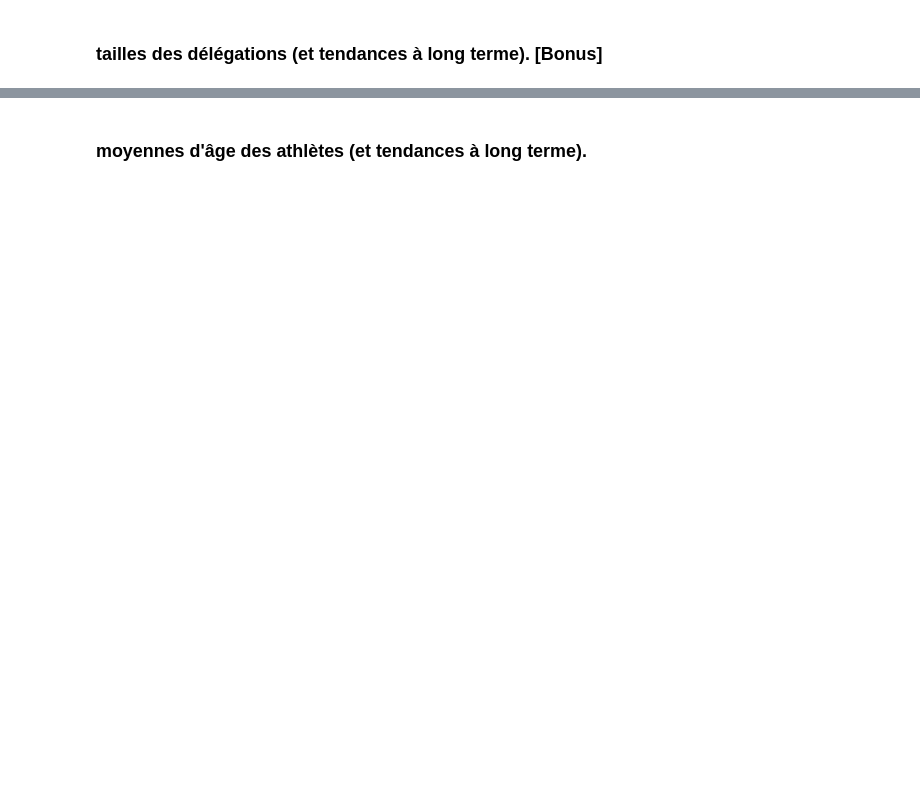
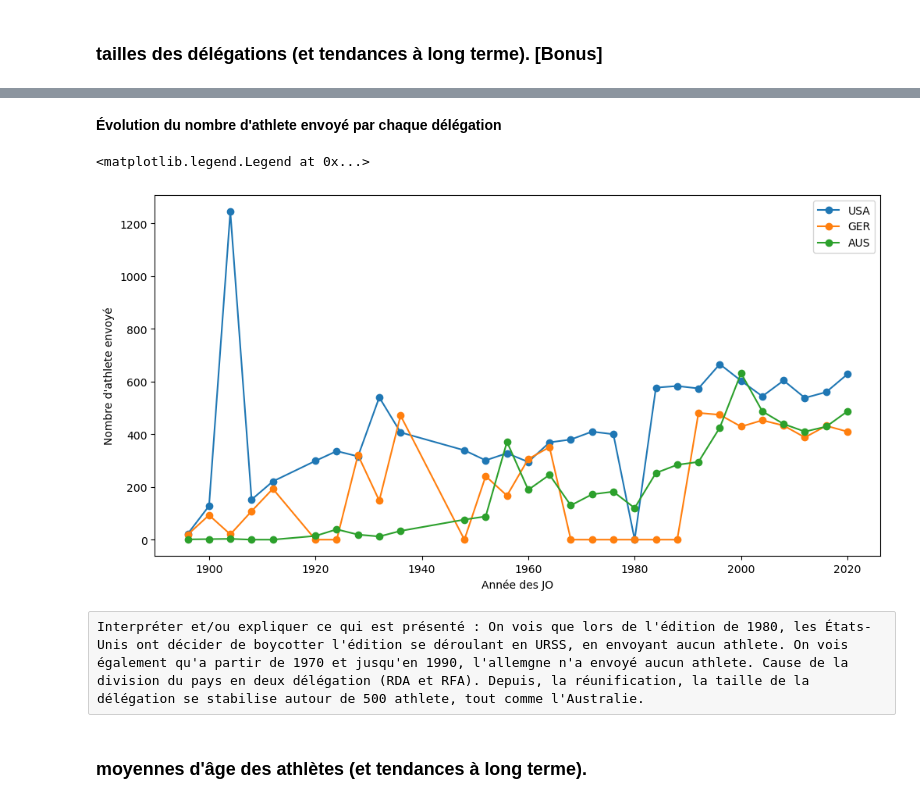
Before and after one commit to Kylian2/S204-AnalyseJO, a Jupyter notebook: rapport.ipynb, the cells around one changed output, grey strips where cells are left out. Saved outputs shown, nothing was run; the diff lists cells and outputs as text; code cells hidden in the pictures; blank space fills up the shorter version.

```diff
--- a/rapport.ipynb
+++ b/rapport.ipynb
@@ -290,2 +348,29 @@ Interpréter et/ou expliquer ce qui est présenté :
+# %%
+# créer un dataframe pour chaque nation pour afficher les statistique
+taille_delegUSA = taille_deleg[taille_deleg['NOC'] == 'USA']
+taille_delegGER = taille_deleg[taille_deleg['NOC'] == 'GER']
+taille_delegAUS = taille_deleg[taille_deleg['NOC'] == 'AUS']
+# Tracer les données avec matplotlib
+plt.figure(figsize=(12, 6))  # Définir la taille de la figure
+
+# Tracer USA
+plt.plot(taille_delegUSA.ANNEEHOTE, taille_delegUSA['NBATHLETE'], marker='o', linestyle='-', label='USA')
+# Tracer GER
+plt.plot(taille_delegGER.ANNEEHOTE, taille_delegGER['NBATHLETE'], marker='o', linestyle='-', label='GER')
+# Tracer AUS
+plt.plot(taille_delegAUS.ANNEEHOTE, taille_delegAUS['NBATHLETE'], marker='o', linestyle='-', label='AUS')
+
+# Ajouter des légendes, titre, étiquettes d'axe
+plt.xlabel('Année des JO')
+plt.ylabel("Nombre d'athlete envoyé")
+display(HTML(f"<b><font size='+2'>Évolution du nombre d'athlete envoyé par chaque délégation </font></b>"))
+print(" ")
+plt.legend()
+# %% [output]
+Évolution du nombre d'athlete envoyé par chaque délégation
+<matplotlib.legend.Legend at 0x...>
+[figure, added]
+# %% [raw]
+Interpréter et/ou expliquer ce qui est présenté : On vois que lors de l'édition de 1980, les États-Unis ont décider de boycotter l'édition se déroulant en URSS, en envoyant aucun athlete. On vois également qu'a partir de 1970 et jusqu'en 1990, l'allemgne n'a envoyé aucun athlete. Cause de la division du pays en deux délégation (RDA et RFA). Depuis, la réunification, la taille de la délégation se stabilise autour de 500 athlete, tout comme l'Australie.
 # %% [markdown]
 ### moyennes d'âge des athlètes (et tendances à long terme).
```
Also changed, not shown: parts of 33 cells of this notebook.
